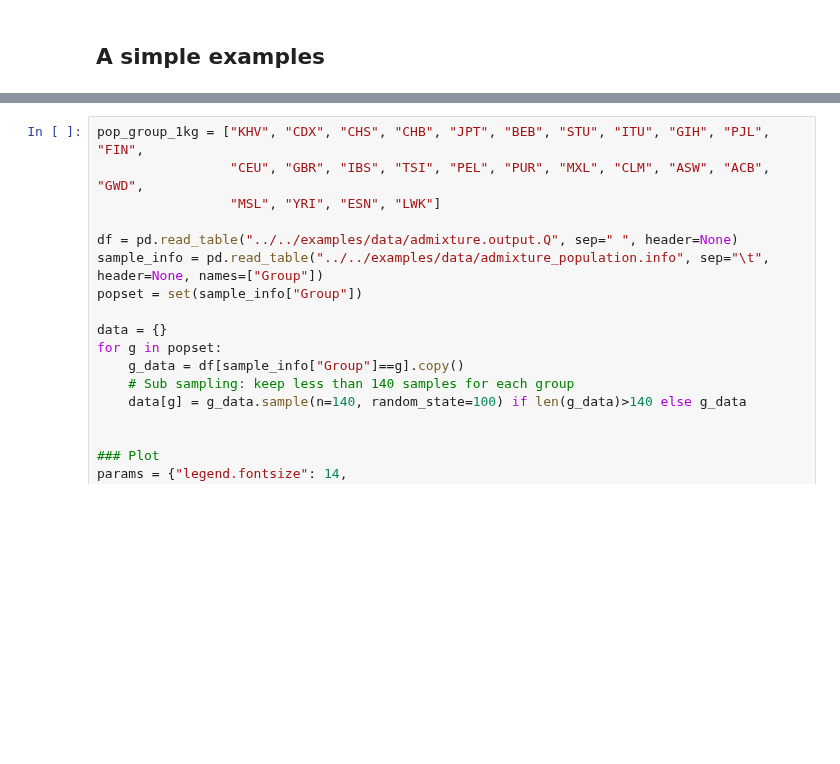
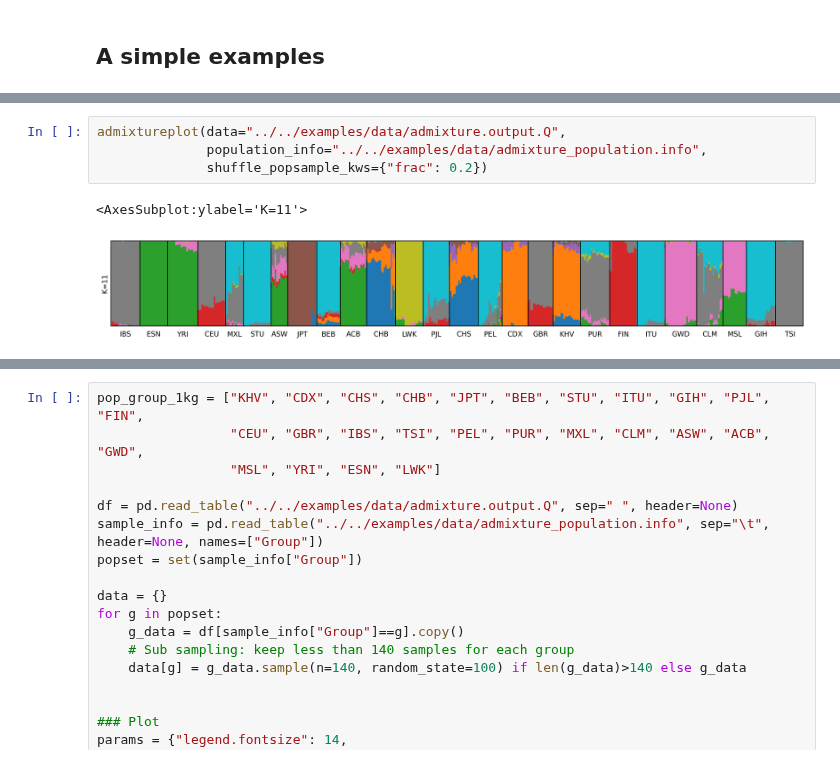
Before and after one commit to ShujiaHuang/geneview, a Jupyter notebook: docs/tutorial/admixture.ipynb, the cells around one changed output, grey strips where cells are left out. Cells and saved outputs as stored; diff of their text form; blank space fills up the shorter version.

```diff
--- a/docs/tutorial/admixture.ipynb
+++ b/docs/tutorial/admixture.ipynb
@@ -20,0 +20,7 @@ admixtureplot(data="../../examples/data/admixture.output.Q",
+# %%
+admixtureplot(data="../../examples/data/admixture.output.Q",
+              population_info="../../examples/data/admixture_population.info",
+              shuffle_popsample_kws={"frac": 0.2})
+# %% [output]
+<AxesSubplot:ylabel='K=11'>
+[figure, added]
```
Also changed, not shown: parts of 3 cells of this notebook, 1 other file.
